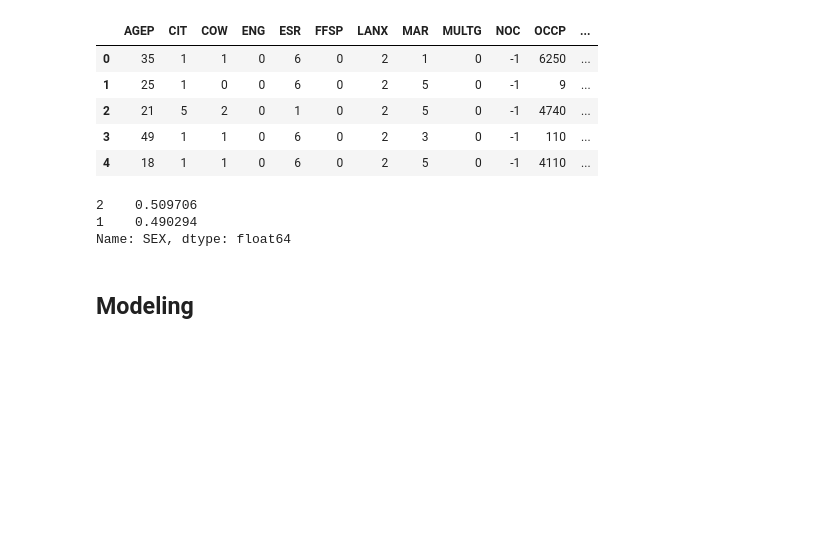
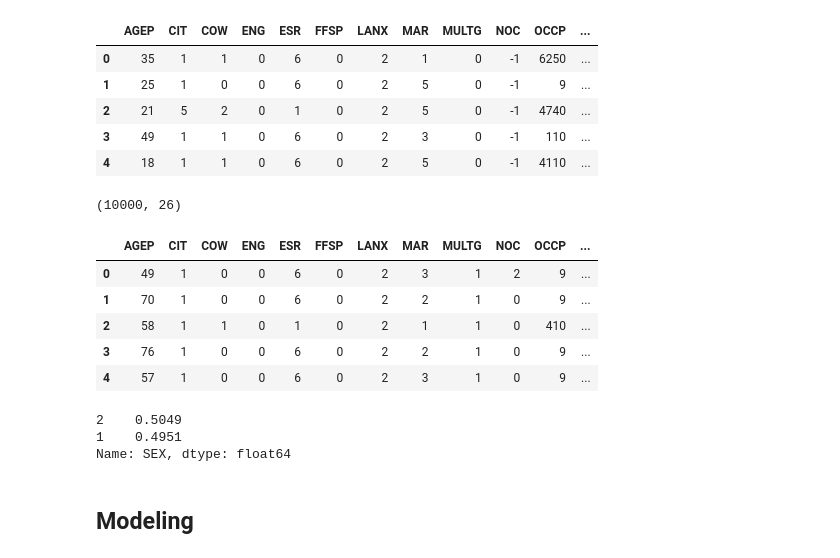
Before and after one commit to brandiehatch/capstone, a Jupyter notebook: 04_model_classification_capstone.ipynb, the cells around one changed output. Saved outputs shown, nothing was run; the diff lists cells and outputs as text; code cells hidden in the pictures; blank space fills up the shorter version.

```diff
--- a/04_model_classification_capstone.ipynb
+++ b/04_model_classification_capstone.ipynb
@@ -49,3 +50,19 @@ df.head()
 | 2 | 21 | 5 | 2 | 0 | 1 | 0 | 2 | 5 | 0 | -1 | 4740 | ... |
 | 3 | 49 | 1 | 1 | 0 | 6 | 0 | 2 | 3 | 0 | -1 | 110 | ... |
 | 4 | 18 | 1 | 1 | 0 | 6 | 0 | 2 | 5 | 0 | -1 | 4110 | ... |
+# %%
+# Tried modeling, but fit would not work because I do not have enough memory. Tried Google Collab to run the fit, but it also did not have the memory to do the work.
+# Decided to take my 8 million + observations and reduce them down to a lower number using pandas random sample.
+# Returns a new object of same type as caller containing n items randomly sampled from the caller object. https://pandas.pydata.org/docs/reference/api/pandas.DataFrame.sample.html
+
+df = df.sample(n=10000, replace=False, axis=0, ignore_index=True, random_state=42)
+print(df.shape)
+df.head()
+# %% [output]
+(10000, 26)
+|  | AGEP | CIT | COW | ENG | ESR | FFSP | LANX | MAR | MULTG | NOC | OCCP | ... |
+| 0 | 49 | 1 | 0 | 0 | 6 | 0 | 2 | 3 | 1 | 2 | 9 | ... |
+| 1 | 70 | 1 | 0 | 0 | 6 | 0 | 2 | 2 | 1 | 0 | 9 | ... |
+| 2 | 58 | 1 | 1 | 0 | 1 | 0 | 2 | 1 | 1 | 0 | 410 | ... |
+| 3 | 76 | 1 | 0 | 0 | 6 | 0 | 2 | 2 | 1 | 0 | 9 | ... |
+| 4 | 57 | 1 | 0 | 0 | 6 | 0 | 2 | 3 | 1 | 0 | 9 | ... |
@@ -68,8 +93,8 @@ X_train, X_test, y_train, y_test = train_test_split(
 # benchmark to beat is .509706
 y.value_counts(normalize=True)
 # %% [output]
-2    0.509706
-1    0.490294
+2    0.5049
+1    0.4951
 Name: SEX, dtype: float64
 # %% [markdown]
 ## Modeling
```
Also changed, not shown: parts of 73 cells of this notebook, 3 other files.
